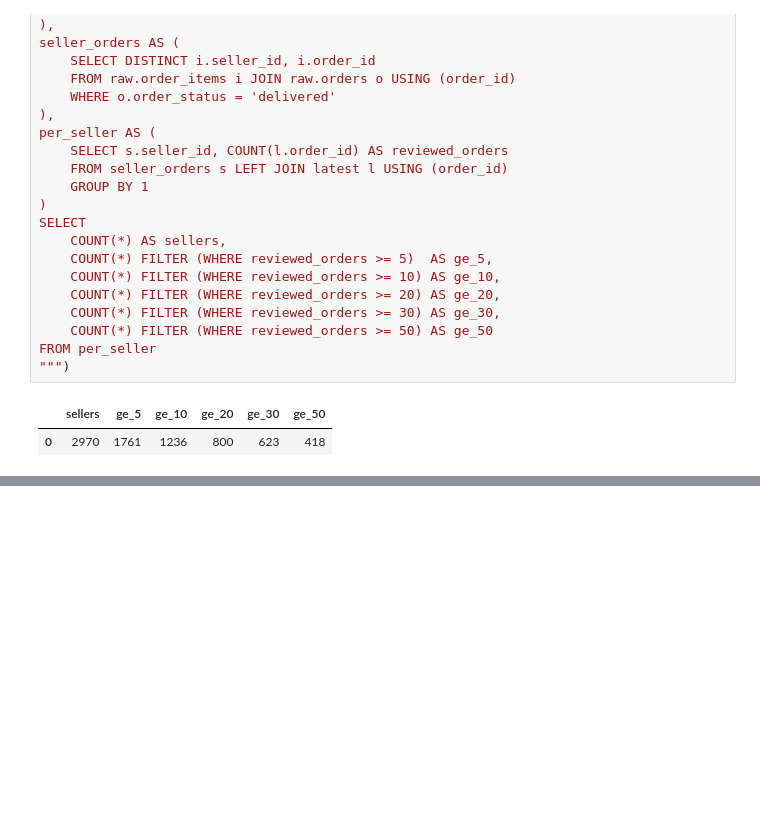
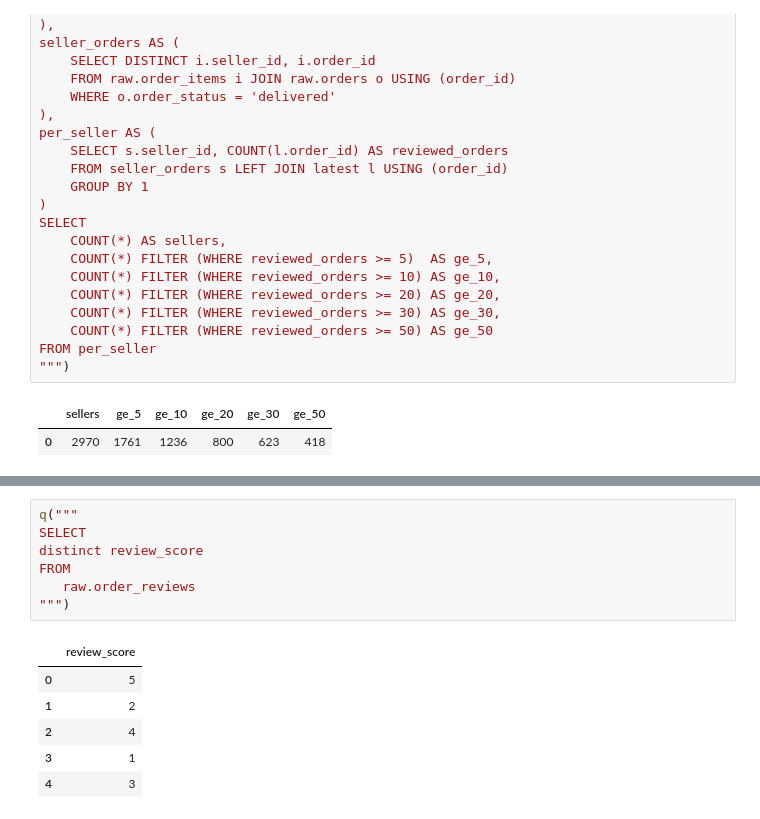
Before and after one commit to MatteoCamangi/olist-ai-analyst, a Jupyter notebook: notebooks/01_exploration.ipynb, the cells around one changed output, grey strips where cells are left out. Drawn from its saved outputs; the diff is of its cells as text; blank space fills up the shorter version.

```diff
--- a/notebooks/01_exploration.ipynb
+++ b/notebooks/01_exploration.ipynb
@@ -614,0 +617,14 @@ for t in ["order_items", "order_payments", "order_reviews"]:
+# %%
+q("""
+SELECT
+distinct review_score
+FROM
+   raw.order_reviews
+""")
+# %% [output]
+|  | review_score |
+| 0 | 5 |
+| 1 | 2 |
+| 2 | 4 |
+| 3 | 1 |
+| 4 | 3 |
```
Also changed, not shown: parts of 7 cells of this notebook.
